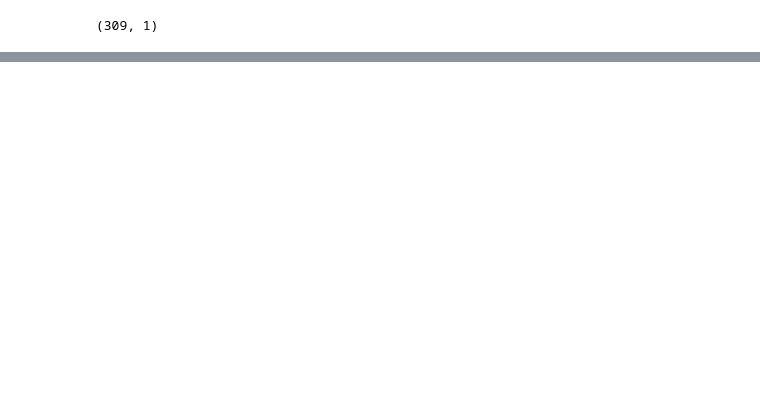
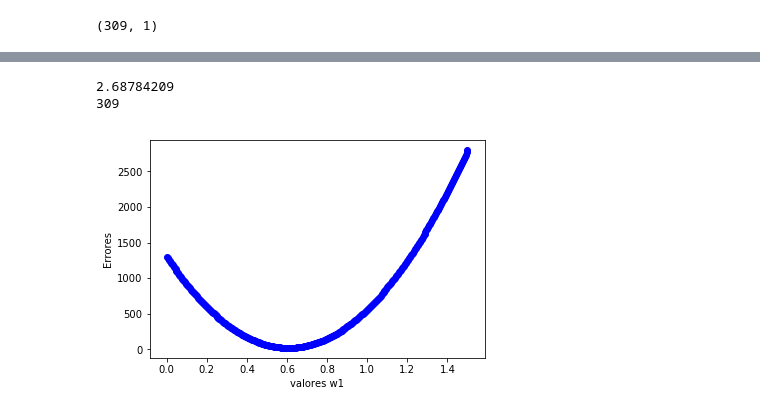
Before and after one commit to ClaseML-2017/linear-regresion-error-curve-cindypc, a Jupyter notebook: vpc_regresion_lineal.ipynb, the cells around one changed output, grey strips where cells are left out. Saved outputs shown, nothing was run; the diff lists cells and outputs as text; code cells hidden in the pictures; blank space fills up the shorter version.

```diff
--- a/vpc_regresion_lineal.ipynb
+++ b/vpc_regresion_lineal.ipynb
@@ -123,0 +176,38 @@ errores_w0=y_test-y_pred_w0
+# %%
+
+#fijamos w0 primero
+experimento_w0=2.68784209
+print(experimento_w0)
+
+import numpy as np
+#arreglo_w0=[0,0.1,0.2,0.3,0.4,0.5,0.6,0.7,0.8,0.9,1,1.1,1.2,1.3,1.4,1.5,1.6,1.7,1.8,1.9,2,2.1,2.2,2.3,2.4,2.5,2.6,2.7,2.8,2.9,3,3.1,3.2,3.3,3.4,3.5,3.6,3.7,3.8,3.9,4,4.1,4.2,4.3,4.4,4.5]
+#arreglo_w0=np.random.uniform(0,5,size=len(y_test))
+arreglo_w1=np.linspace(0,1.5,309)
+
+#print (arreglo_w0)
+print (len(arreglo_w1))
+# %% [output]
+2.68784209
+309
+# %%
+#y=wo+w1x1
+#dejo mi w0 fija
+#hago un modelo para cada w1 nueva- para cada modelo calculo el error promedio y lo guardo en un arreglo
+#fijamos w1 primero
+#nuestras X
+
+errores_w1=[]
+
+for w1 in arreglo_w1:
+    suma_error_w1=0
+    for i in range(len(y_test)):
+        y_w1=experimento_w0 + w1*X_test.iloc[i][0]
+        suma_error_w1=suma_error_w1 + ((y_test.iloc[i][0]-y_w1))**2
+    errores_w1.append(suma_error_w1/len(y_test))
+# %%
+plt.scatter(arreglo_w1,errores_w1,  color='blue')
+plt.xlabel('valores w1')
+plt.ylabel('Errores')
+plt.show()
+# %% [output]
+[figure, added]
```
Also changed, not shown: parts of 20 cells of this notebook.
